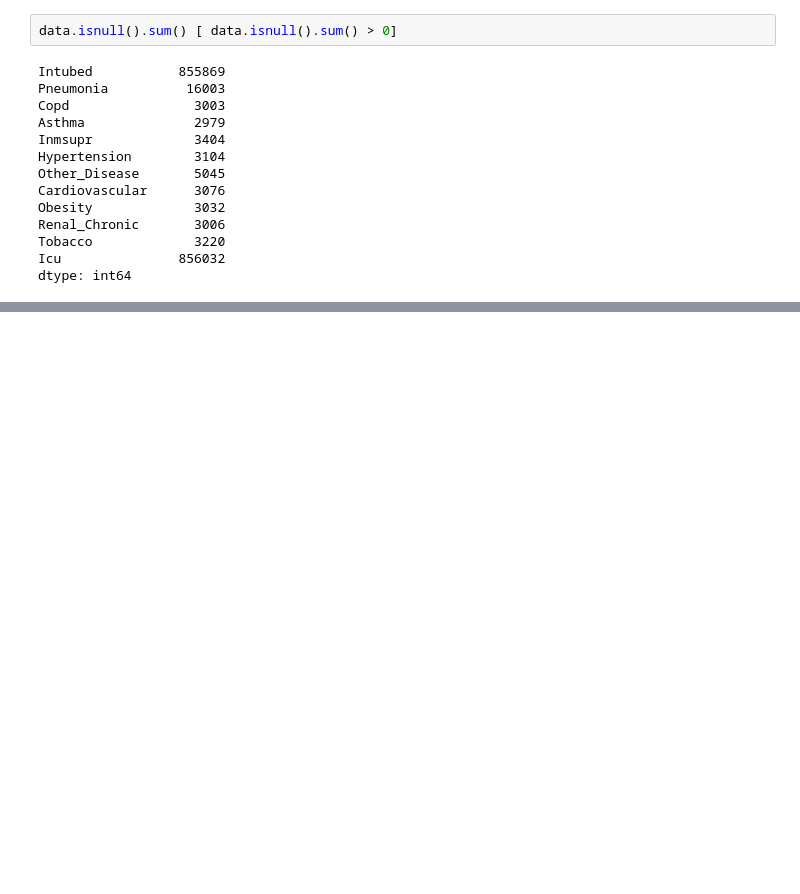
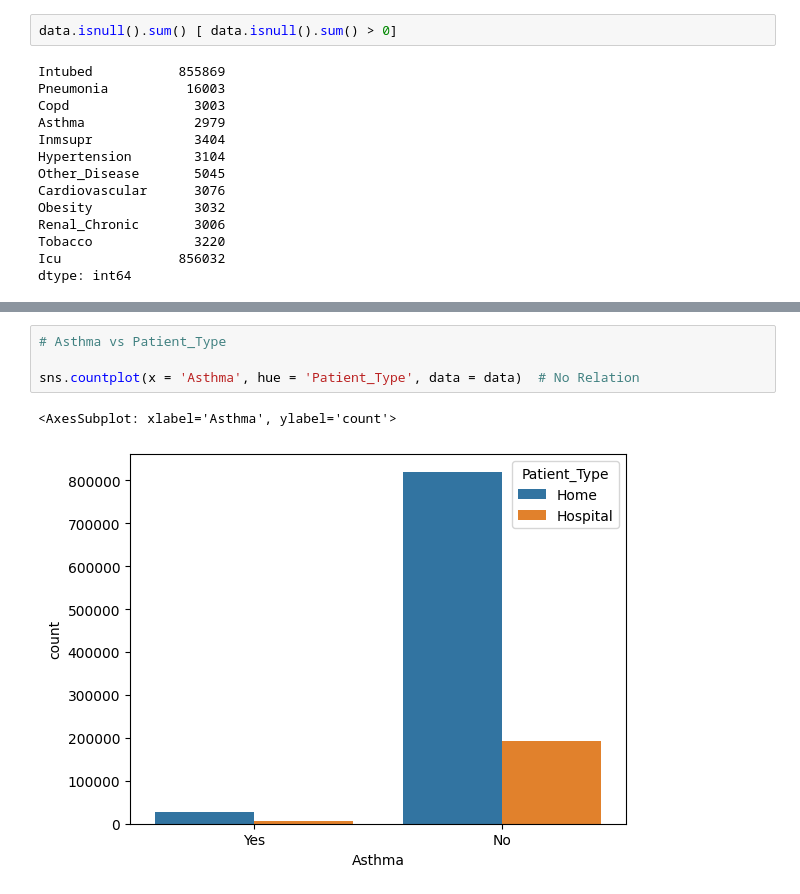
Before and after one commit to Dhruv-Chandra/Covid-19, a Jupyter notebook: Covid.ipynb, the cells around one changed output, grey strips where cells are left out. Drawn from its saved outputs; the diff is of its cells as text; blank space fills up the shorter version.

```diff
--- a/Covid.ipynb
+++ b/Covid.ipynb
@@ -429,0 +471,7 @@ data.head()
+# %%
+# Asthma vs Patient_Type
+
+sns.countplot(x = 'Asthma', hue = 'Patient_Type', data = data)  # No Relation
+# %% [output]
+<AxesSubplot: xlabel='Asthma', ylabel='count'>
+[figure, added]
```
Also changed, not shown: parts of 13 cells of this notebook.
